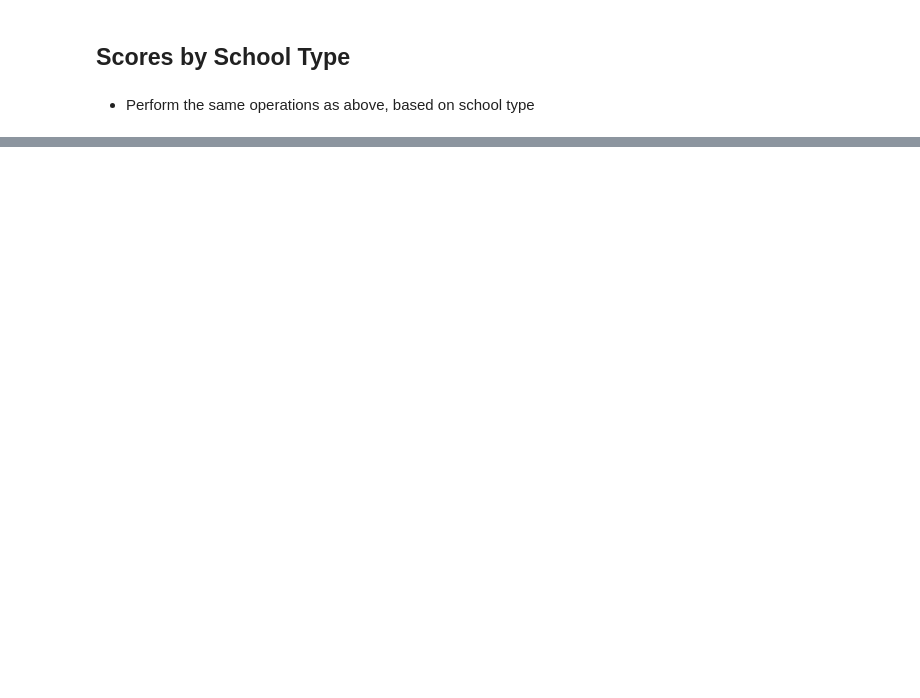
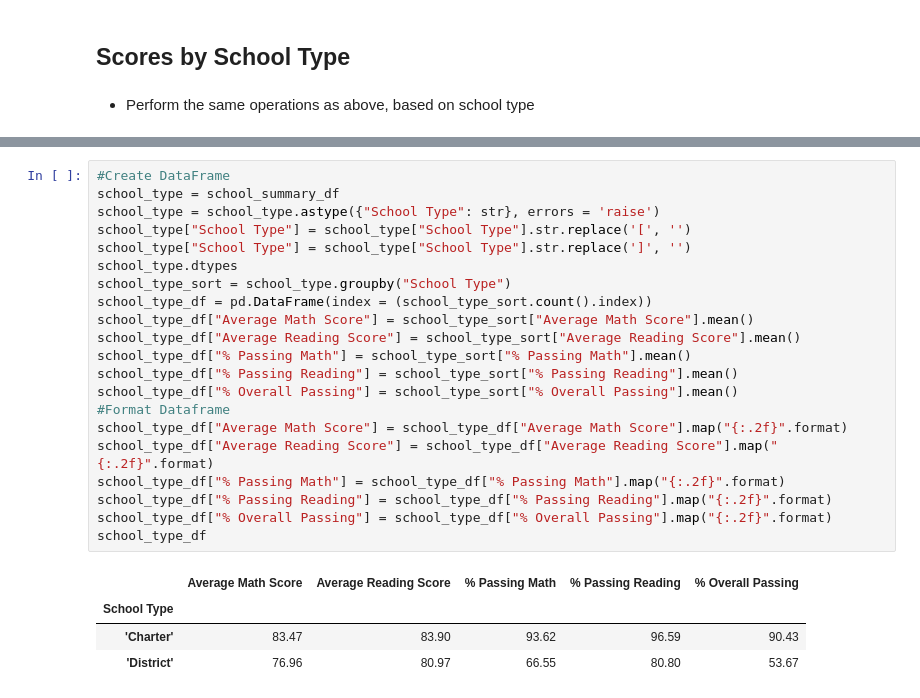
Before and after one commit to vishaalgupta/pandas-challenge, a Jupyter notebook: PyCitySchools/PyCitySchools_starter.ipynb, the cells around one changed output, grey strips where cells are left out. Cells and saved outputs as stored; diff of their text form; blank space fills up the shorter version.

```diff
--- a/PyCitySchools/PyCitySchools_starter.ipynb
+++ b/PyCitySchools/PyCitySchools_starter.ipynb
@@ -298,0 +335,26 @@ read_school_df
+# %%
+#Create DataFrame
+school_type = school_summary_df
+school_type = school_type.astype({"School Type": str}, errors = 'raise')
+school_type["School Type"] = school_type["School Type"].str.replace('[', '')
+school_type["School Type"] = school_type["School Type"].str.replace(']', '')
+school_type.dtypes
+school_type_sort = school_type.groupby("School Type")
+school_type_df = pd.DataFrame(index = (school_type_sort.count().index))
+school_type_df["Average Math Score"] = school_type_sort["Average Math Score"].mean()
+school_type_df["Average Reading Score"] = school_type_sort["Average Reading Score"].mean()
+school_type_df["% Passing Math"] = school_type_sort["% Passing Math"].mean()
+school_type_df["% Passing Reading"] = school_type_sort["% Passing Reading"].mean()
+school_type_df["% Overall Passing"] = school_type_sort["% Overall Passing"].mean()
+#Format Dataframe
+school_type_df["Average Math Score"] = school_type_df["Average Math Score"].map("{:.2f}".format)
+school_type_df["Average Reading Score"] = school_type_df["Average Reading Score"].map("{:.2f}".format)
+school_type_df["% Passing Math"] = school_type_df["% Passing Math"].map("{:.2f}".format)
+school_type_df["% Passing Reading"] = school_type_df["% Passing Reading"].map("{:.2f}".format)
+school_type_df["% Overall Passing"] = school_type_df["% Overall Passing"].map("{:.2f}".format)
+school_type_df
+# %% [output]
+|  | Average Math Score | Average Reading Score | % Passing Math | % Passing Reading | % Overall Passing |
+| School Type |  |  |  |  |  |
+| 'Charter' | 83.47 | 83.90 | 93.62 | 96.59 | 90.43 |
+| 'District' | 76.96 | 80.97 | 66.55 | 80.80 | 53.67 |
```
Also changed, not shown: parts of 5 cells of this notebook.
